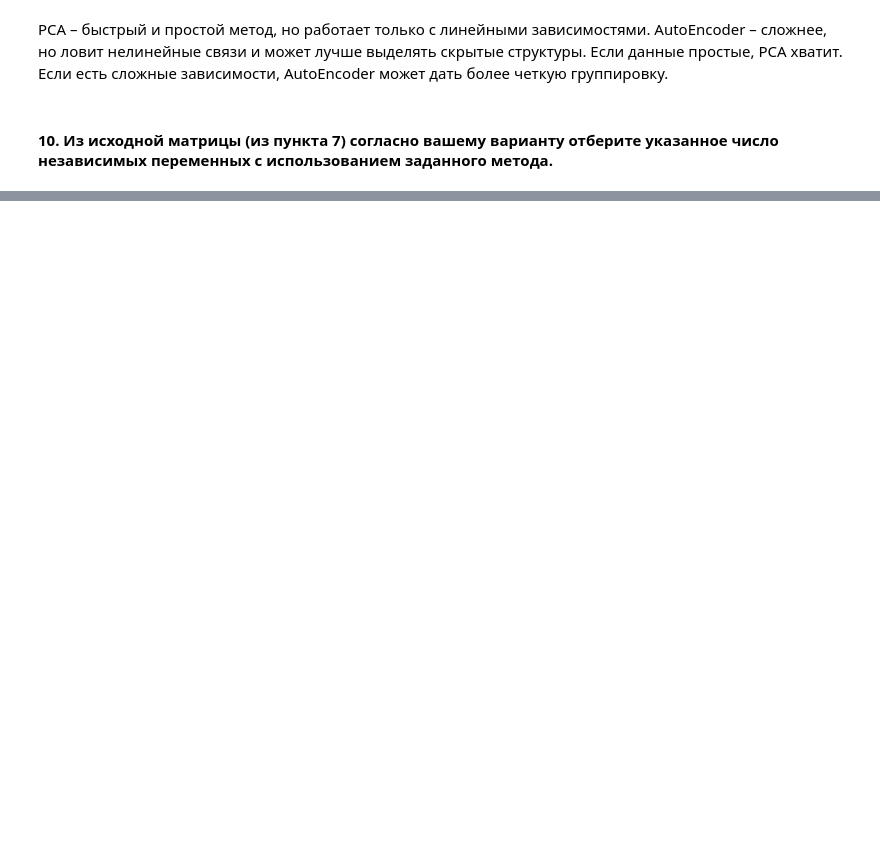
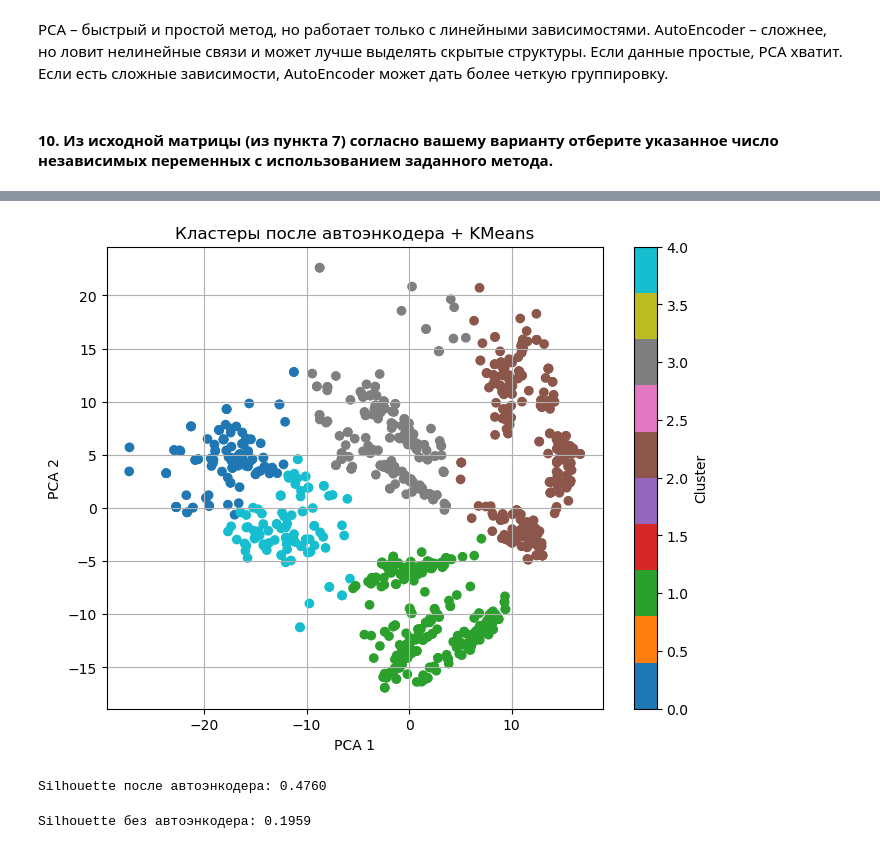
Before and after one commit to aiksiq/ml_laba, a Jupyter notebook: laba_ml1-2.ipynb, the cells around one changed output, grey strips where cells are left out. Saved outputs shown, nothing was run; the diff lists cells and outputs as text; code cells hidden in the pictures; blank space fills up the shorter version.

```diff
--- a/laba_ml1-2.ipynb
+++ b/laba_ml1-2.ipynb
@@ -324,3 +341,5 @@ plt.show()
 PCA – быстрый и простой метод, но работает только с линейными зависимостями. AutoEncoder – сложнее, но ловит нелинейные связи и может лучше выделять скрытые структуры. Если данные простые, PCA хватит. Если есть сложные зависимости, AutoEncoder может дать более четкую группировку.
 # %% [markdown]
 #### 10.  Из исходной матрицы (из пункта 7) согласно вашему варианту отберите указанное число независимых переменных с использованием заданного метода.
+# %%
+compressed = encoder.predict(purchase_matrix)
@@ -327,3 +348,44 @@ PCA – быстрый и простой метод, но работает то
+# %%
+from sklearn.cluster import KMeans
+import matplotlib.pyplot as plt
+from sklearn.decomposition import PCA
+
+# Кластеризация
+kmeans = KMeans(n_clusters=5, random_state=42)
+clusters = kmeans.fit_predict(compressed)
+
+# Добавим к исходной таблице
+purchase_matrix['Cluster'] = clusters
+# %%
+pca = PCA(n_components=2)
+pca_result = pca.fit_transform(compressed)
+
+plt.figure(figsize=(8,6))
+plt.scatter(pca_result[:, 0], pca_result[:, 1], c=clusters, cmap='tab10')
+plt.title('Кластеры после автоэнкодера + KMeans')
+plt.xlabel('PCA 1')
+plt.ylabel('PCA 2')
+plt.colorbar(label='Cluster')
+plt.grid(True)
+plt.show()
+# %% [output]
+[figure, added]
+# %%
+raw_kmeans = KMeans(n_clusters=5, random_state=42)
+raw_clusters = raw_kmeans.fit_predict(purchase_matrix.drop('Cluster', axis=1))
+
+purchase_matrix['Raw_Cluster'] = raw_clusters
+
+from sklearn.metrics import silhouette_score
+
+score_encoded = silhouette_score(compressed, clusters)
+score_raw = silhouette_score(purchase_matrix.drop(['Cluster', 'Raw_Cluster'], axis=1), raw_clusters)
+
+print(f"Silhouette после автоэнкодера: {score_encoded:.4f}")
+print(f"Silhouette без автоэнкодера: {score_raw:.4f}")
+# %% [output]
+Silhouette после автоэнкодера: 0.4760
+Silhouette без автоэнкодера: 0.1959
 # %%
 corr_matrix = cov2corr(np.cov(purchase_matrix.T))
 
```
Also changed, not shown: parts of 10 cells of this notebook, 1 other file.
